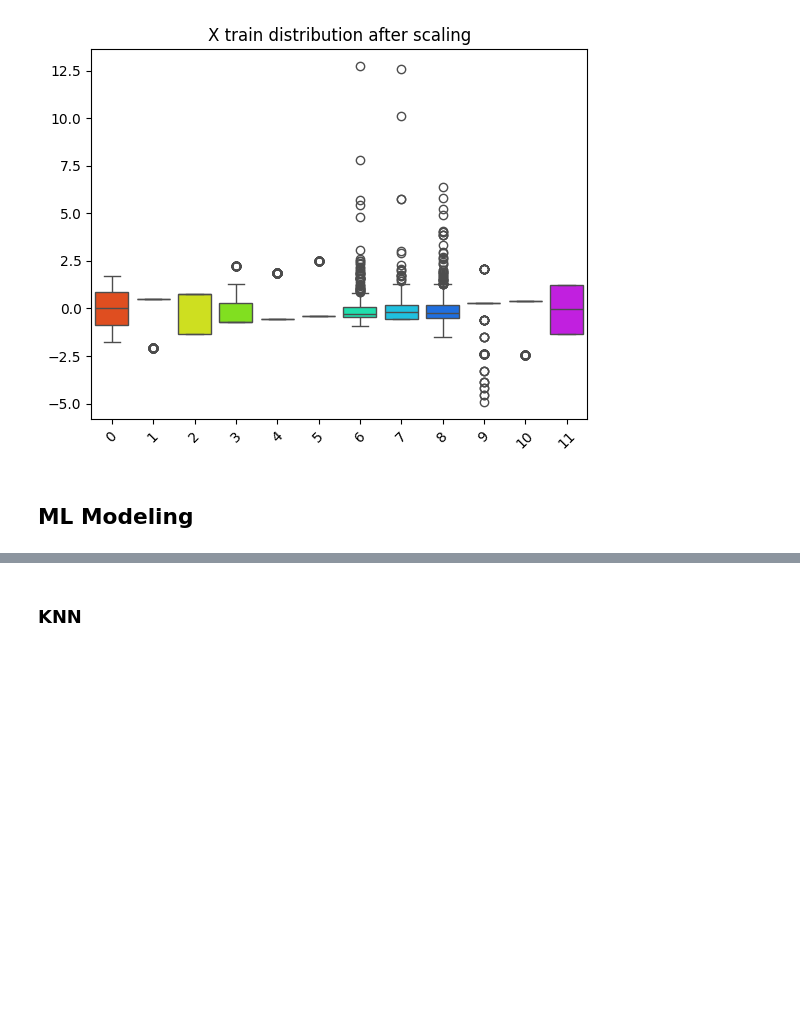
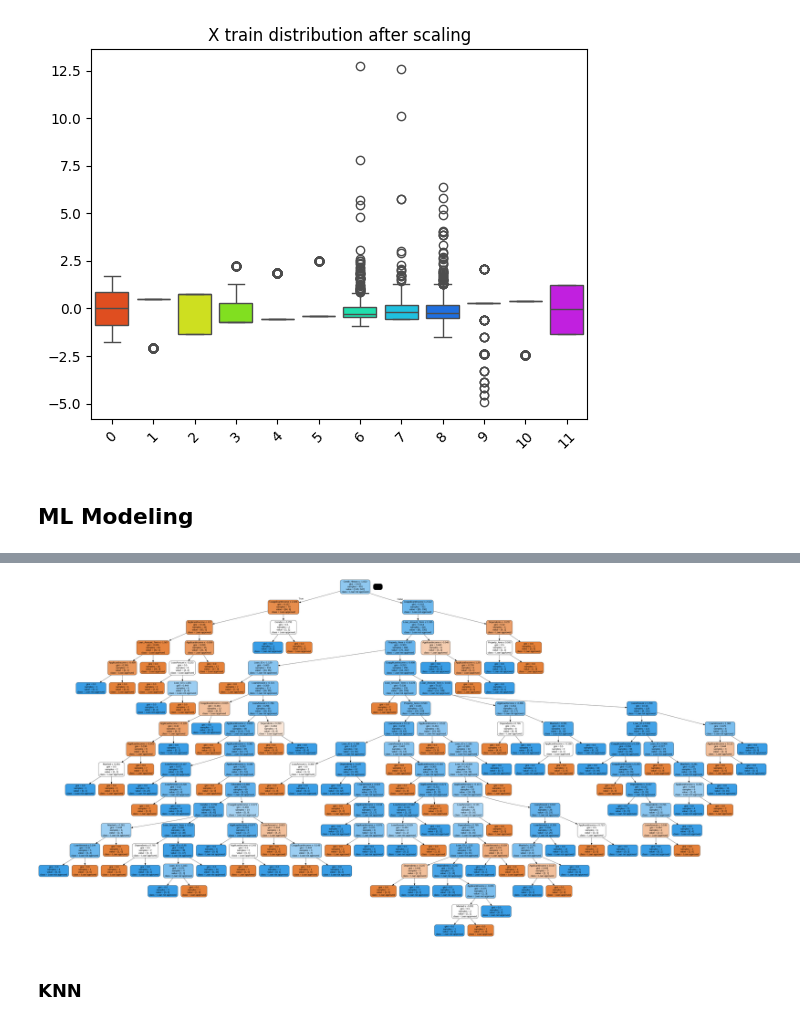
Before and after one commit to mjteran/loan_approval_ML, a Jupyter notebook: loan_approval_ML.ipynb, the cells around one changed output, grey strips where cells are left out. Drawn from its saved outputs; the diff is of its cells as text; code cells hidden in the pictures; blank space fills up the shorter version.

```diff
--- a/loan_approval_ML.ipynb
+++ b/loan_approval_ML.ipynb
@@ -216,0 +219,9 @@ plt.show()
+# %%
+from sklearn.ensemble import RandomForestClassifier
+from sklearn import metrics
+
+rf_clf = RandomForestClassifier()
+rf_clf.fit(X_train, Y_train)
+Y_pred = rf_clf.predict(X_test)
+
+print("acc of ramdom forest clf is", metrics.accuracy_score(Y_pred, Y_test))
@@ -216,0 +241,14 @@ plt.show()
+# %%
+from sklearn.tree import DecisionTreeClassifier
+from sklearn import metrics
+
+# Decision tree object
+dt_clf = DecisionTreeClassifier()
+dt_clf.fit(X_train, Y_train)
+
+# Predict values
+Y_pred = dt_clf.predict(X_test)
+
+# Decision Tree accuracy
+dt_accuracy = metrics.accuracy_score(Y_pred, Y_test)
+print(f"Accuracy for Decision Tree Classifier: {dt_accuracy:.4f}")
@@ -216,0 +266,4 @@ plt.show()
+# %%
+# Classification Report
+target_names = ['Loan approved', 'Loan not approved']
+print(classification_report(Y_test, Y_pred, target_names=target_names))
@@ -217,3 +279,23 @@ plt.show()
+# %%
+from sklearn.tree import export_graphviz
+import pydotplus
+
+# Graph from decision tree
+dot_data = StringIO()
+export_graphviz(
+    dt_clf,
+    out_file=dot_data,
+    filled=True, rounded=True, special_characters=True,
+    feature_names=X.columns,
+    class_names=target_names
+    )
+
+# Generate and display the graph
+graph = pydotplus.graph_from_dot_data(dot_data.getvalue())
+graph.write_png('loan_prediction.png')
+display(Image(filename='loan_prediction.png'))
+# %% [output]
+[figure, added]
 # %% [markdown]
 ### KNN
 # %%
```
Also changed, not shown: parts of 7 cells of this notebook.
